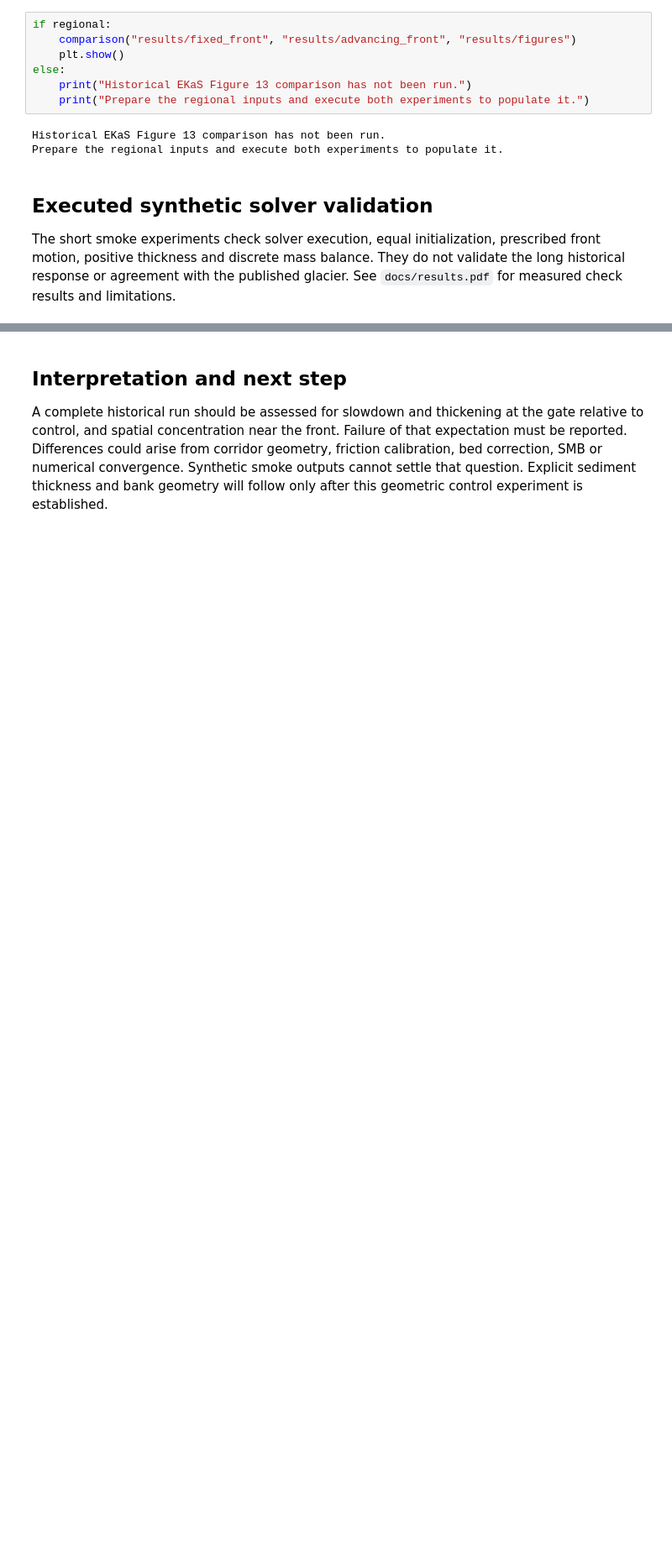
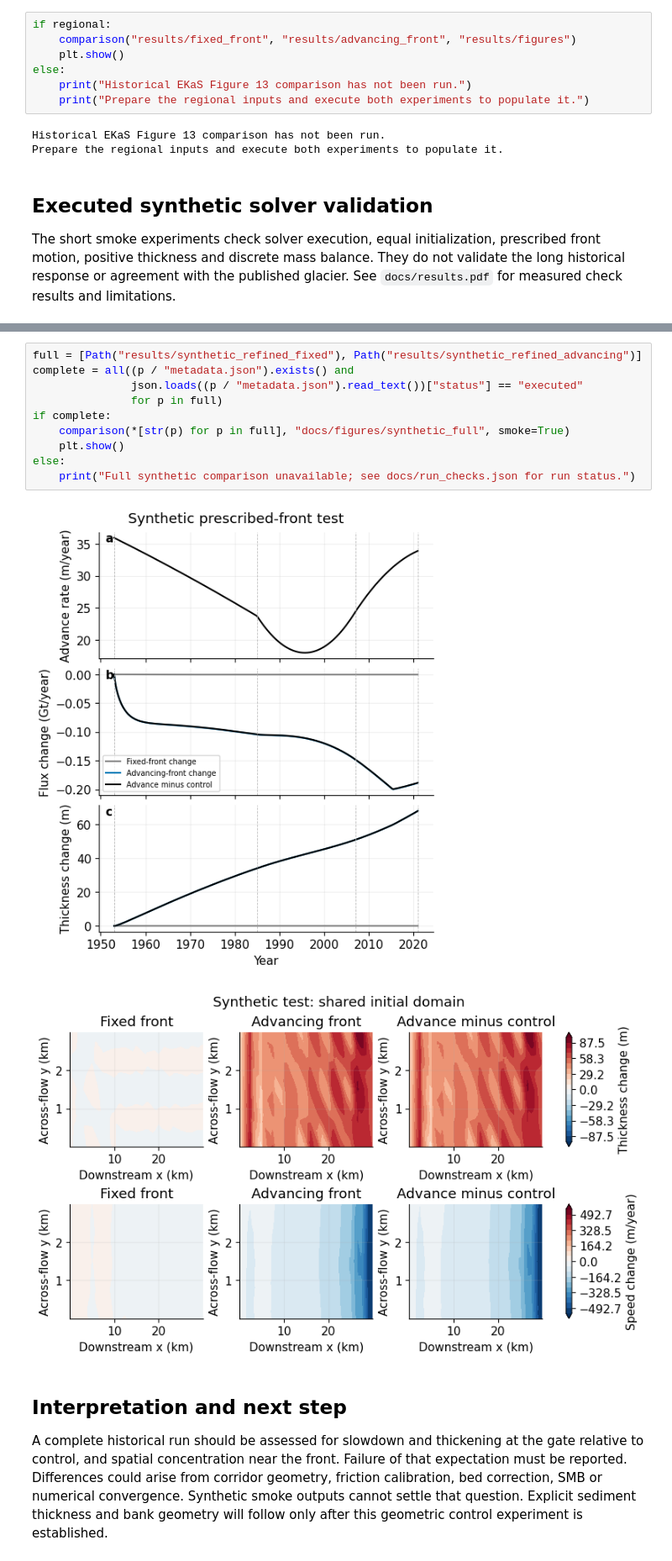
Before and after one commit to wdienstfrey/Icepack-Sediment, a Jupyter notebook: notebooks/figure13_reproduction.ipynb, the cells around one changed output, grey strips where cells are left out. Shown at 84% size. Cells and saved outputs as stored; diff of their text form; blank space fills up the shorter version.

Commit message:
Apply OMP-OOI conventions and document full synthetic validation

```diff
--- a/notebooks/figure13_reproduction.ipynb
+++ b/notebooks/figure13_reproduction.ipynb
@@ -131,3 +172,16 @@ smoke_advancing minimum thickness (m): 455.806647711059 final front offset (m):
+# %%
+full = [Path("results/synthetic_refined_fixed"), Path("results/synthetic_refined_advancing")]
+complete = all((p / "metadata.json").exists() and
+               json.loads((p / "metadata.json").read_text())["status"] == "executed"
+               for p in full)
+if complete:
+    comparison(*[str(p) for p in full], "docs/figures/synthetic_full", smoke=True)
+    plt.show()
+else:
+    print("Full synthetic comparison unavailable; see docs/run_checks.json for run status.")
+# %% [output]
+[figure, added]
+[figure, added]
 # %% [markdown]
 ## Interpretation and next step
 
```
Also changed, not shown: parts of 6 cells of this notebook, 27 other files.
